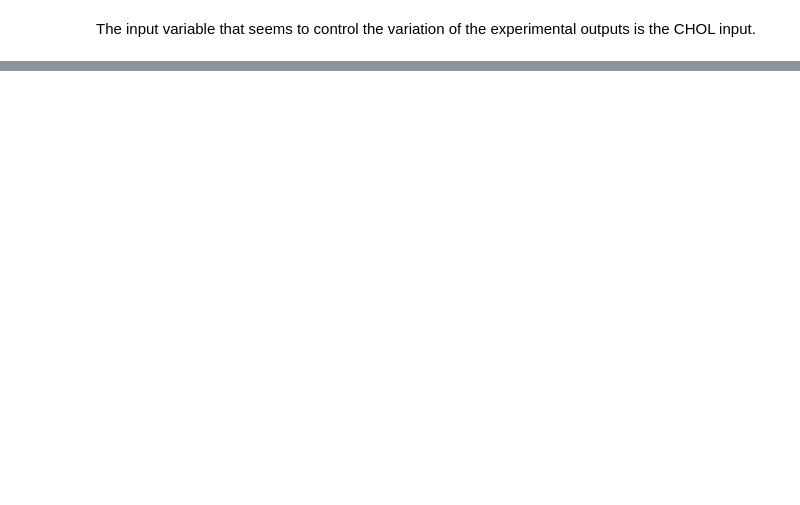
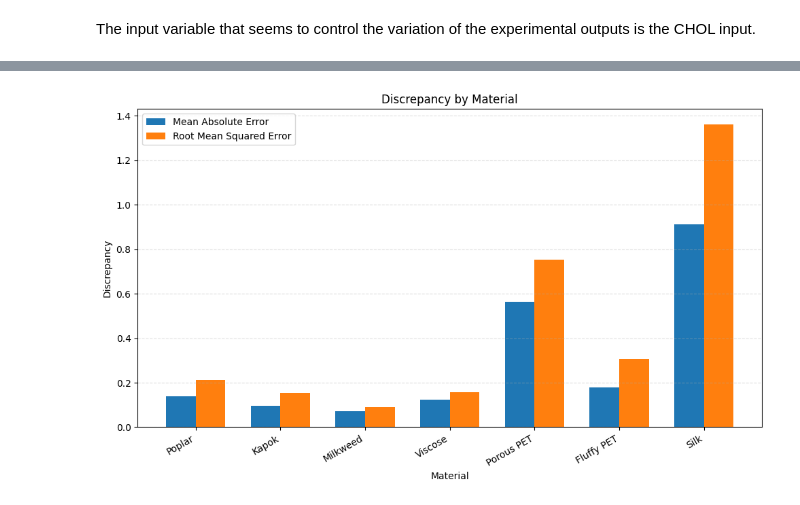
Before and after one commit to LucaBattt/GP-and-BO-for-Material-Selection, a Jupyter notebook: MaterialsDatasetAnalysis.ipynb, the cells around one changed output, grey strips where cells are left out. Cells and saved outputs as stored; diff of their text form; code cells hidden in the pictures; blank space fills up the shorter version.

```diff
--- a/MaterialsDatasetAnalysis.ipynb
+++ b/MaterialsDatasetAnalysis.ipynb
@@ -89,0 +108,3 @@ The input variable that seems to control the variation of the experimental outpu
+# %%
+duplicates_df = pd.read_excel('ProductConcentrationDuplicates.xlsx', header=1)
+duplicates_df
@@ -89,0 +180,25 @@ The input variable that seems to control the variation of the experimental outpu
+# %%
+# Total discrepancy per material over the entire production phase
+
+# Set bar positions
+x = np.arange(len(materials))
+width = 0.35
+
+# Create grouped bar plot
+fig, ax = plt.subplots(figsize=(10, 6))
+
+ax.bar(x - width/2, MAE, width, label='Mean Absolute Error')
+ax.bar(x + width/2, RMSE, width, label='Root Mean Squared Error')
+
+ax.set_xlabel('Material')
+ax.set_ylabel('Discrepancy')
+ax.set_title('Discrepancy by Material')
+ax.set_xticks(x)
+ax.set_xticklabels(materials.keys(), rotation=30, ha='right')
+ax.legend()
+
+ax.grid(axis='y', linestyle='--', alpha=0.4)
+plt.tight_layout()
+plt.show()
+# %% [output]
+[figure, added]
```
Also changed, not shown: parts of 9 cells of this notebook, 2 other files.
